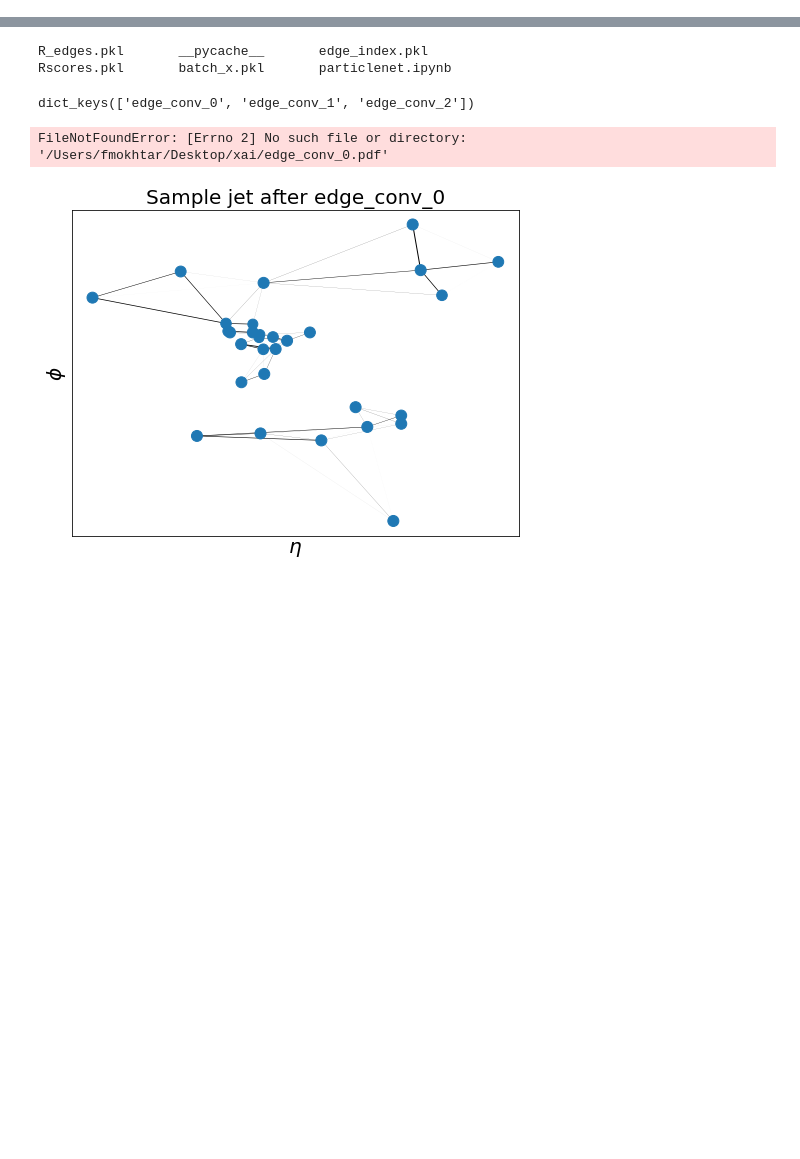
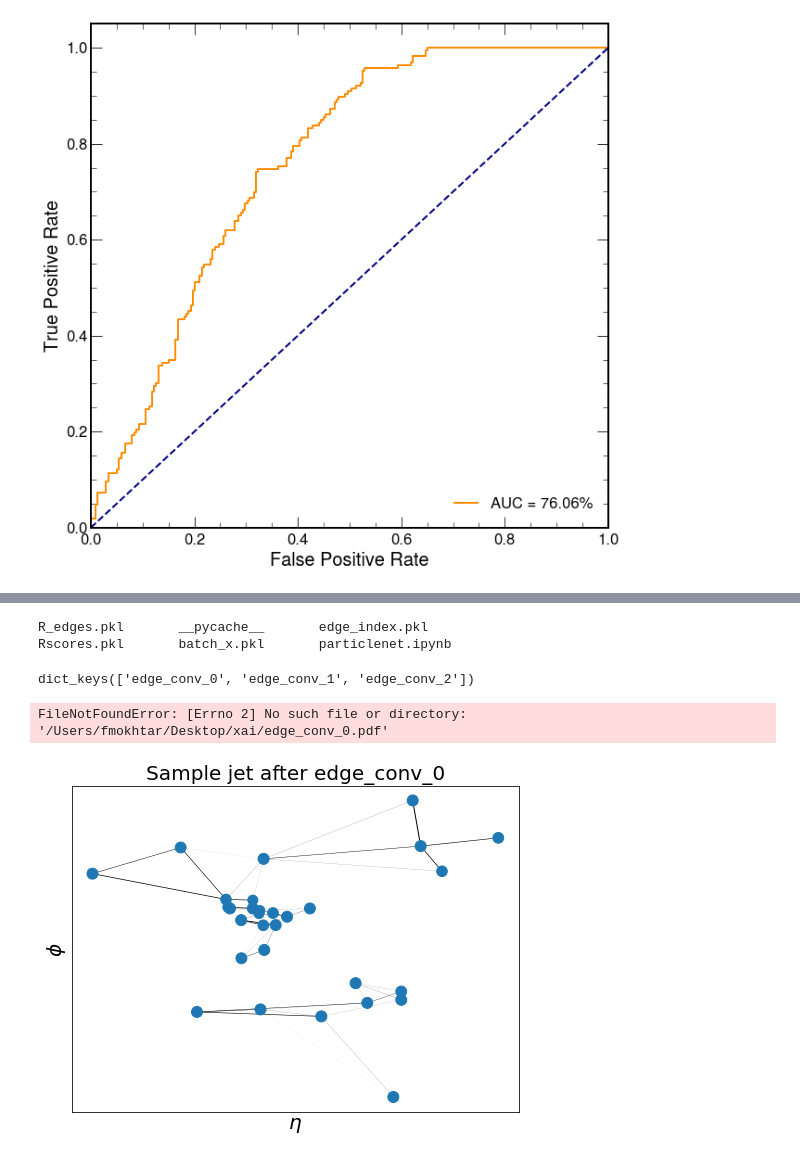
Before and after one commit to farakiko/xai4hep, a Jupyter notebook: binder/particlenet.ipynb, the cells around one changed output, grey strips where cells are left out. Drawn from its saved outputs; the diff is of its cells as text; code cells hidden in the pictures; blank space fills up the shorter version.

Commit message:
up training

```diff
--- a/binder/particlenet.ipynb
+++ b/binder/particlenet.ipynb
@@ -9,0 +41,18 @@ import mplhep as hep
+# %%
+sig = nn.Sigmoid()
+
+y_score = None
+y_test = None
+for i, batch in enumerate(loader):
+    preds, _, _, _ = model(batch)
+    preds = sig(preds).detach()
+
+    if y_score == None:
+        y_score = preds[:].reshape(-1)
+        y_test = batch.y
+    else:
+        y_score = torch.cat([y_score, preds[:].reshape(-1)])
+        y_test = torch.cat([y_test, batch.y])
+
+    if i==100:
+        break
@@ -9,0 +99,39 @@ import mplhep as hep
+# %%
+import numpy as np
+import matplotlib.pyplot as plt
+from itertools import cycle
+
+from sklearn import svm, datasets
+from sklearn.metrics import roc_curve, auc
+from sklearn.model_selection import train_test_split
+from sklearn.preprocessing import label_binarize
+from sklearn.multiclass import OneVsRestClassifier
+from sklearn.metrics import roc_auc_score
+%matplotlib inline
+
+import mplhep as hep
+plt.style.use(hep.style.CMS)
+plt.rcParams.update({'font.size': 20})
+
+# Compute ROC curve and ROC area for each class
+fpr, tpr, _ = roc_curve(y_test, y_score)
+roc_auc = auc(fpr, tpr)
+
+fig, ax = plt.subplots()
+ax.plot(
+    fpr,
+    tpr,
+    color="darkorange",
+    lw=2,
+    label=f"AUC = {round(auc(fpr, tpr)*100,2)}%",
+)
+plt.plot([0, 1], [0, 1], color="navy", lw=lw, linestyle="--")
+plt.xlim([0.0, 1.0])
+plt.ylim([0.0, 1.05])
+plt.xlabel("False Positive Rate")
+plt.ylabel("True Positive Rate")
+# plt.title("")
+plt.legend(loc="lower right")
+plt.show()
+# %% [output]
+[figure, added]
```
Also changed, not shown: parts of 11 cells of this notebook, 2 other files.
